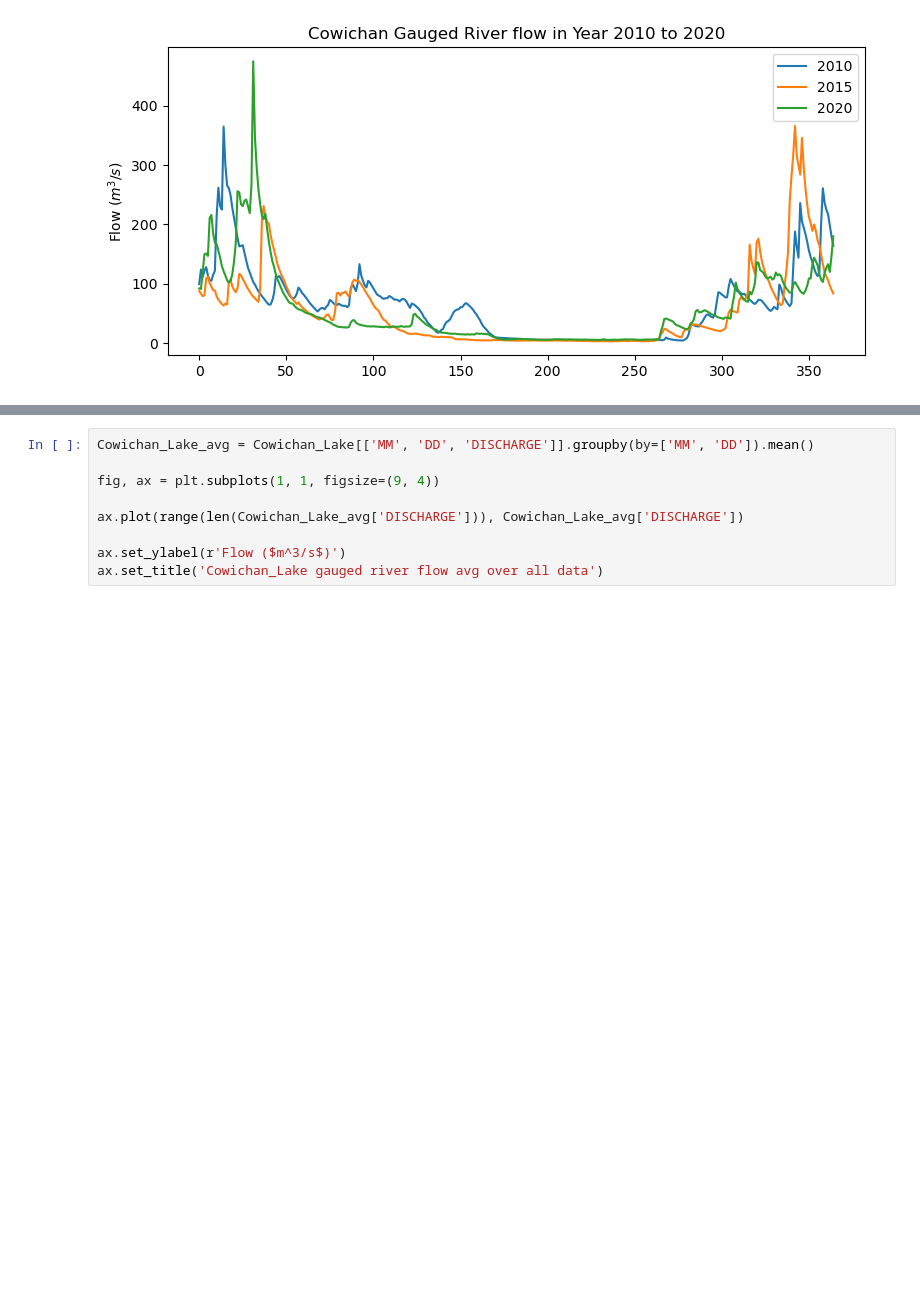
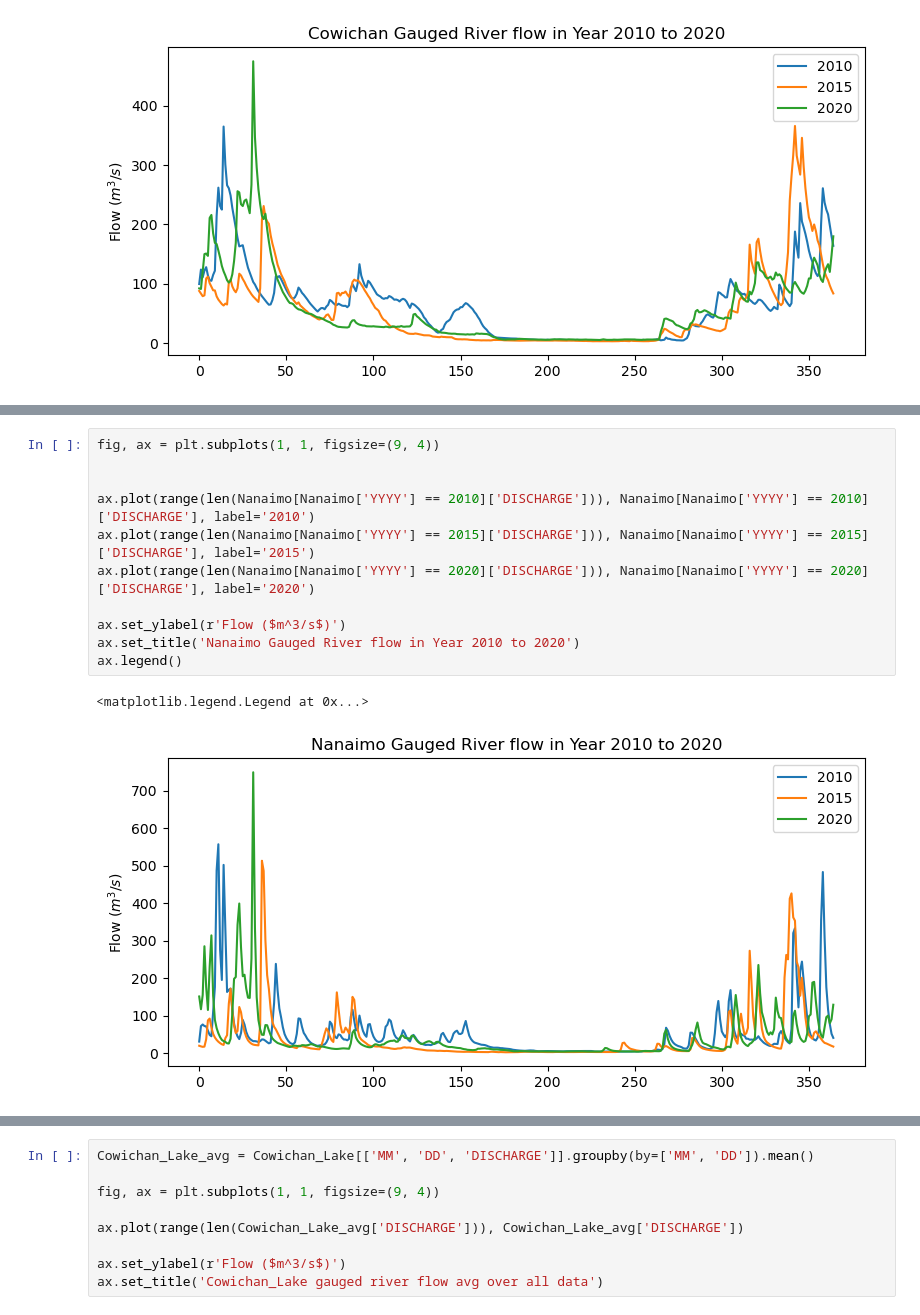
Before and after one commit to SalishSeaCast/analysis-cassidy, a Jupyter notebook: notebooks/compare_daily_river/compare_river_flows.ipynb, the cells around one changed output, grey strips where cells are left out. Drawn from its saved outputs; the diff is of its cells as text; blank space fills up the shorter version.

```diff
--- a/notebooks/compare_daily_river/compare_river_flows.ipynb
+++ b/notebooks/compare_daily_river/compare_river_flows.ipynb
@@ -372,0 +435,14 @@ ax.legend()
+# %%
+fig, ax = plt.subplots(1, 1, figsize=(9, 4))
+
+
+ax.plot(range(len(Nanaimo[Nanaimo['YYYY'] == 2010]['DISCHARGE'])), Nanaimo[Nanaimo['YYYY'] == 2010]['DISCHARGE'], label='2010')
+ax.plot(range(len(Nanaimo[Nanaimo['YYYY'] == 2015]['DISCHARGE'])), Nanaimo[Nanaimo['YYYY'] == 2015]['DISCHARGE'], label='2015')
+ax.plot(range(len(Nanaimo[Nanaimo['YYYY'] == 2020]['DISCHARGE'])), Nanaimo[Nanaimo['YYYY'] == 2020]['DISCHARGE'], label='2020')
+
+ax.set_ylabel(r'Flow ($m^3/s$)')
+ax.set_title('Nanaimo Gauged River flow in Year 2010 to 2020')
+ax.legend()
+# %% [output]
+<matplotlib.legend.Legend at 0x...>
+[figure, added]
```
Also changed, not shown: parts of 12 cells of this notebook, 2 other files.
